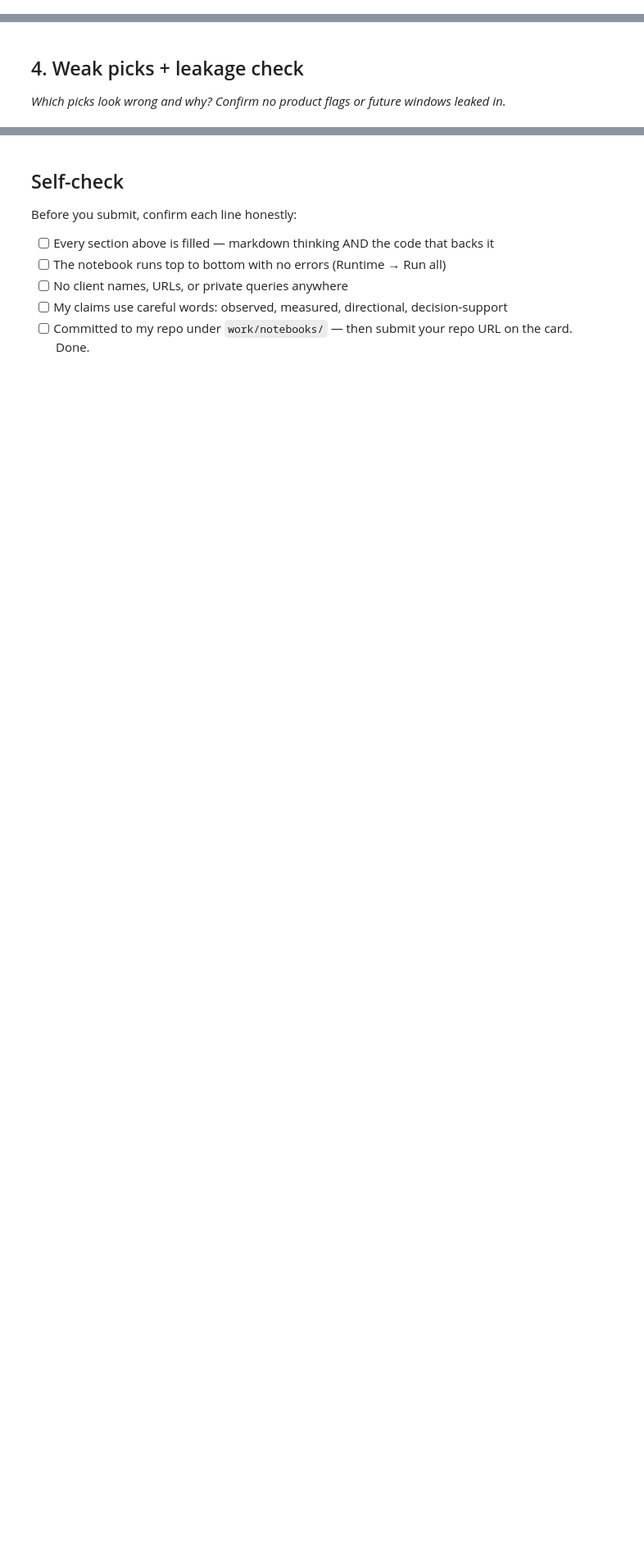
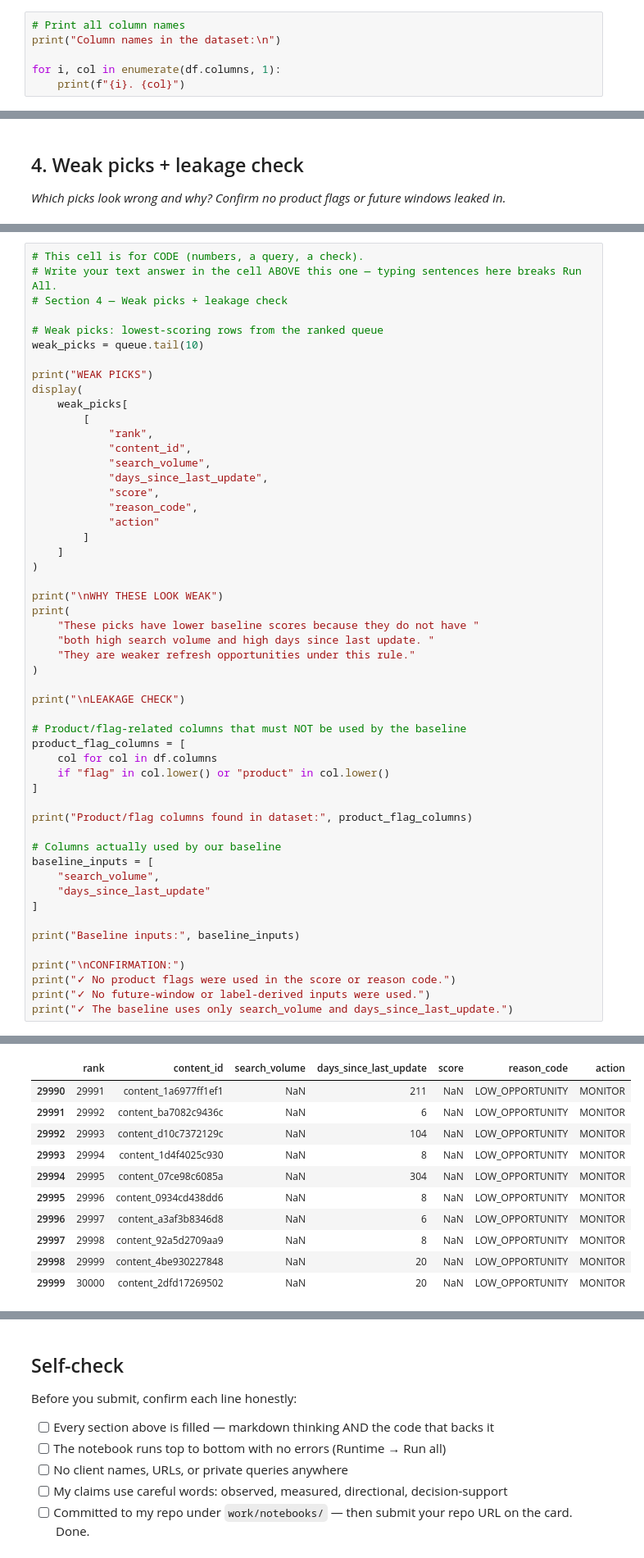
Before and after one commit to Areebaarain/flyrank-ml-internship, a Jupyter notebook: work/notebooks/w04_baseline_score.ipynb, the cells around one changed output, grey strips where cells are left out. Shown at 82% size. Cells and saved outputs as stored; diff of their text form; blank space fills up the shorter version.

```diff
--- a/work/notebooks/w04_baseline_score.ipynb
+++ b/work/notebooks/w04_baseline_score.ipynb
@@ -22,0 +73,6 @@ This skeleton is yours to fill. Work the sections **in order** — each one has
+# %%
+# Print all column names
+print("Column names in the dataset:\n")
+
+for i, col in enumerate(df.columns, 1):
+    print(f"{i}. {col}")
@@ -36,0 +283,53 @@ This skeleton is yours to fill. Work the sections **in order** — each one has
+# %%
+# This cell is for CODE (numbers, a query, a check).
+# Write your text answer in the cell ABOVE this one — typing sentences here breaks Run All.
+# Section 4 — Weak picks + leakage check
+
+# Weak picks: lowest-scoring rows from the ranked queue
+weak_picks = queue.tail(10)
+
+print("WEAK PICKS")
+display(
+    weak_picks[
+        [
+            "rank",
+            "content_id",
+            "search_volume",
+            "days_since_last_update",
+            "score",
+            "reason_code",
+            "action"
+        ]
+    ]
+)
+
+print("\nWHY THESE LOOK WEAK")
+print(
+    "These picks have lower baseline scores because they do not have "
+    "both high search volume and high days since last update. "
+    "They are weaker refresh opportunities under this rule."
+)
+
+print("\nLEAKAGE CHECK")
+
+# Product/flag-related columns that must NOT be used by the baseline
+product_flag_columns = [
+    col for col in df.columns
+    if "flag" in col.lower() or "product" in col.lower()
+]
+
+print("Product/flag columns found in dataset:", product_flag_columns)
+
+# Columns actually used by our baseline
+baseline_inputs = [
+    "search_volume",
+    "days_since_last_update"
+]
+
+print("Baseline inputs:", baseline_inputs)
+
+print("\nCONFIRMATION:")
+print("✓ No product flags were used in the score or reason code.")
+print("✓ No future-window or label-derived inputs were used.")
+print("✓ The baseline uses only search_volume and days_since_last_update.")
+# %% [output]
@@ -36,0 +337,11 @@ This skeleton is yours to fill. Work the sections **in order** — each one has
+|  | rank | content_id | search_volume | days_since_last_update | score | reason_code | action |
+| 29990 | 29991 | content_1a6977ff1ef1 | NaN | 211 | NaN | LOW_OPPORTUNITY | MONITOR |
+| 29991 | 29992 | content_ba7082c9436c | NaN | 6 | NaN | LOW_OPPORTUNITY | MONITOR |
+| 29992 | 29993 | content_d10c7372129c | NaN | 104 | NaN | LOW_OPPORTUNITY | MONITOR |
+| 29993 | 29994 | content_1d4f4025c930 | NaN | 8 | NaN | LOW_OPPORTUNITY | MONITOR |
+| 29994 | 29995 | content_07ce98c6085a | NaN | 304 | NaN | LOW_OPPORTUNITY | MONITOR |
+| 29995 | 29996 | content_0934cd438dd6 | NaN | 8 | NaN | LOW_OPPORTUNITY | MONITOR |
+| 29996 | 29997 | content_a3af3b8346d8 | NaN | 6 | NaN | LOW_OPPORTUNITY | MONITOR |
+| 29997 | 29998 | content_92a5d2709aa9 | NaN | 8 | NaN | LOW_OPPORTUNITY | MONITOR |
+| 29998 | 29999 | content_4be930227848 | NaN | 20 | NaN | LOW_OPPORTUNITY | MONITOR |
+| 29999 | 30000 | content_2dfd17269502 | NaN | 20 | NaN | LOW_OPPORTUNITY | MONITOR |
```
Also changed, not shown: parts of 13 cells of this notebook.
